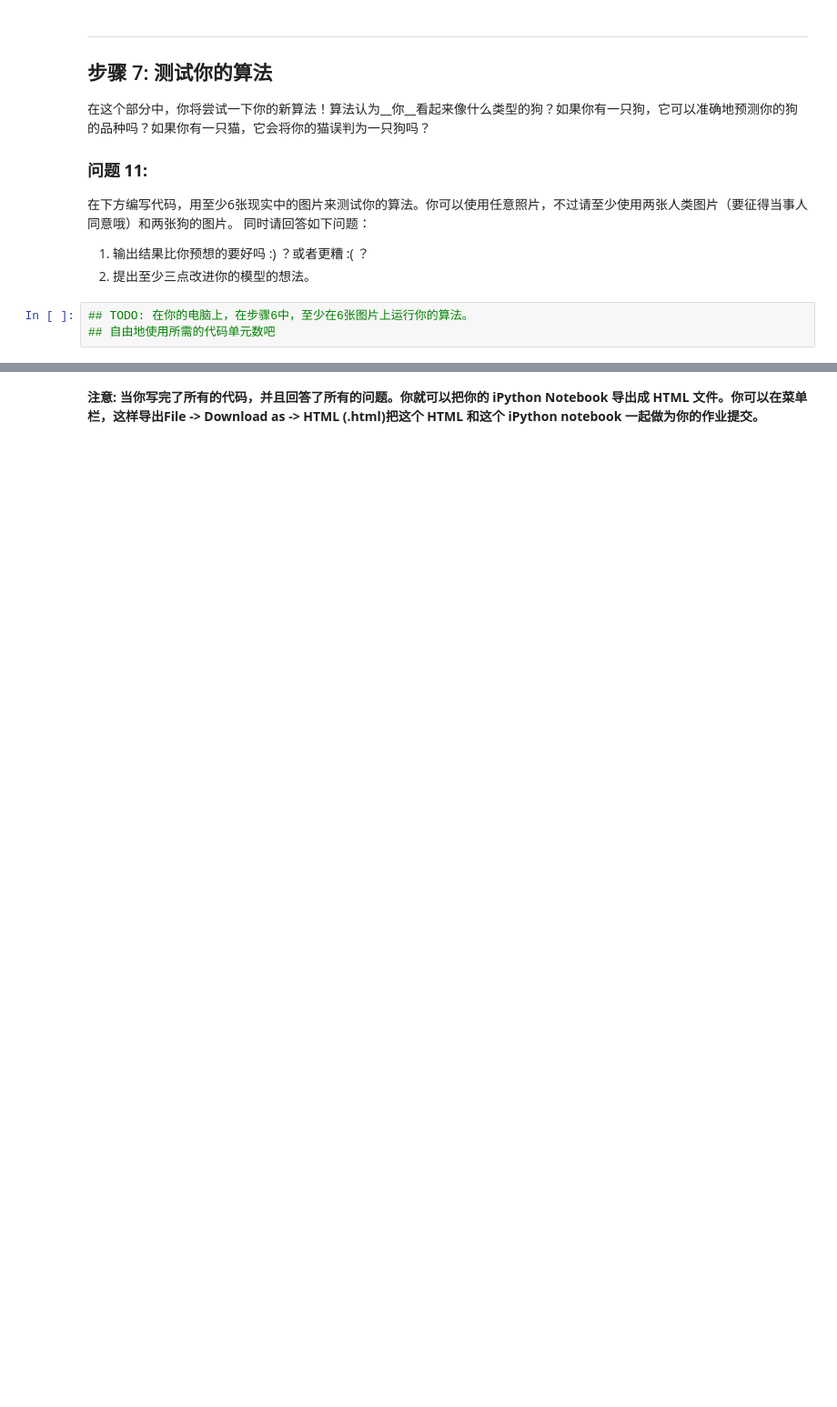
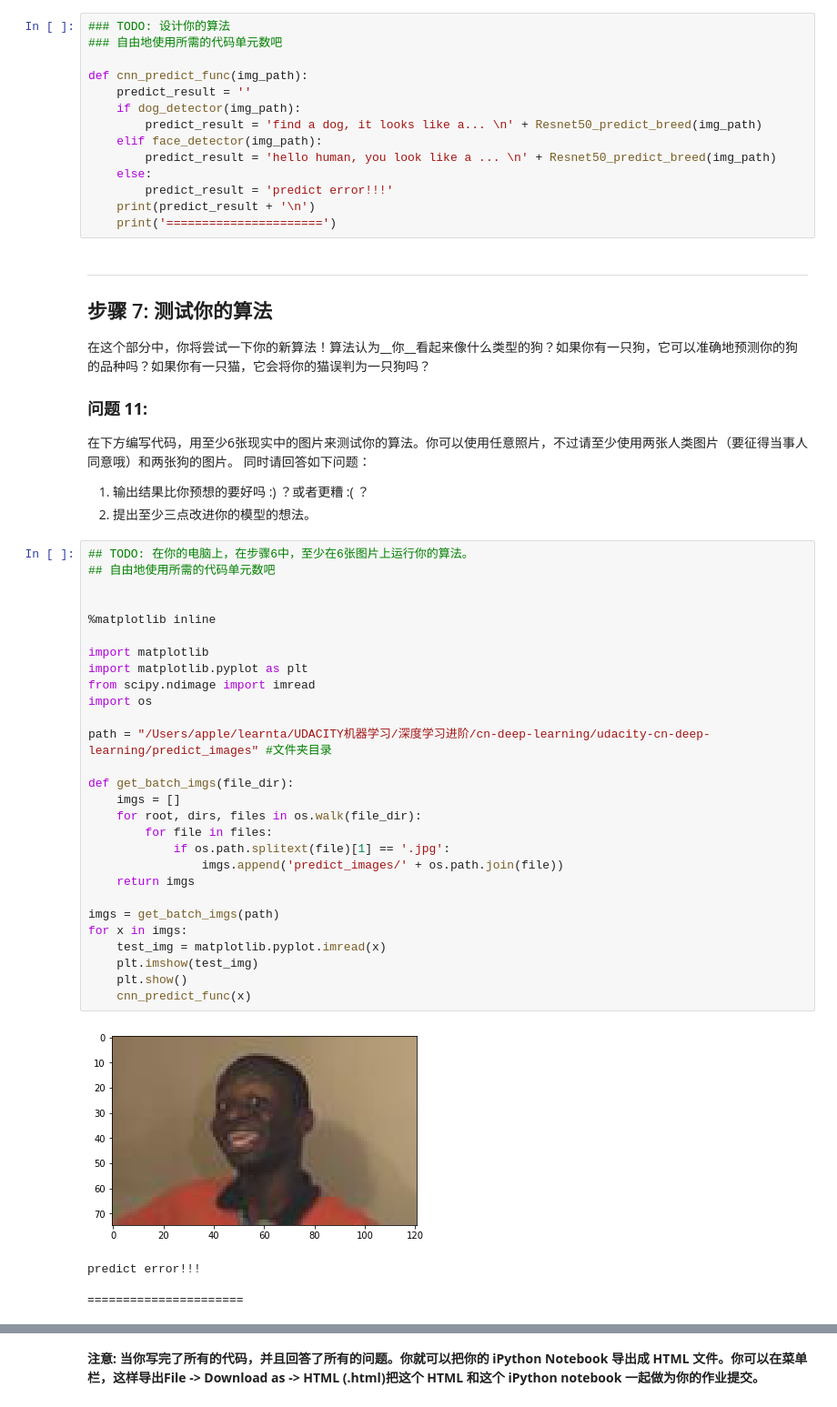
Before and after one commit to rongmax-gufei/udacity-dlnd-cn-deep-learning, a Jupyter notebook: dog_app.ipynb, the cells around one changed output, grey strips where cells are left out. Shown: that part at 91% size. Saved outputs shown, nothing was run; the diff lists cells and outputs as text; blank space fills up the shorter version.

```diff
--- a/dog_app.ipynb
+++ b/dog_app.ipynb
@@ -830,3 +827,17 @@ def Resnet50_predict_breed(img_path):
+# %%
+### TODO: 设计你的算法
+### 自由地使用所需的代码单元数吧
+
+def cnn_predict_func(img_path):
+    predict_result = ''
+    if dog_detector(img_path):
+        predict_result = 'find a dog, it looks like a... \n' + Resnet50_predict_breed(img_path)
+    elif face_detector(img_path):
+        predict_result = 'hello human, you look like a ... \n' + Resnet50_predict_breed(img_path)
+    else:
+        predict_result = 'predict error!!!'
+    print(predict_result + '\n')
+    print('======================')
 # %% [markdown]
 ---
 <a id='step7'></a>
@@ -844,6 +855,36 @@ def Resnet50_predict_breed(img_path):
 
 1. 输出结果比你预想的要好吗 :) ？或者更糟 :( ？
 2. 提出至少三点改进你的模型的想法。
-# %%
-## TODO: 在你的电脑上，在步骤6中，至少在6张图片上运行你的算法。
-## 自由地使用所需的代码单元数吧
+# %%
+## TODO: 在你的电脑上，在步骤6中，至少在6张图片上运行你的算法。
+## 自由地使用所需的代码单元数吧
+
+
+%matplotlib inline
+
+import matplotlib
+import matplotlib.pyplot as plt
+from scipy.ndimage import imread
+import os
+
+path = "/Users/apple/learnta/UDACITY机器学习/深度学习进阶/cn-deep-learning/udacity-cn-deep-learning/predict_images" #文件夹目录
+
+def get_batch_imgs(file_dir):
+    imgs = []
+    for root, dirs, files in os.walk(file_dir):
+        for file in files:
+            if os.path.splitext(file)[1] == '.jpg':
+                imgs.append('predict_images/' + os.path.join(file))
+    return imgs
+
+imgs = get_batch_imgs(path)
+for x in imgs:
+    test_img = matplotlib.pyplot.imread(x)
+    plt.imshow(test_img)
+    plt.show()
+    cnn_predict_func(x)
+# %% [output]
+[figure, added]
+predict error!!!
+
+======================
```
Also changed, not shown: parts of 10 cells of this notebook, 8 other files.
